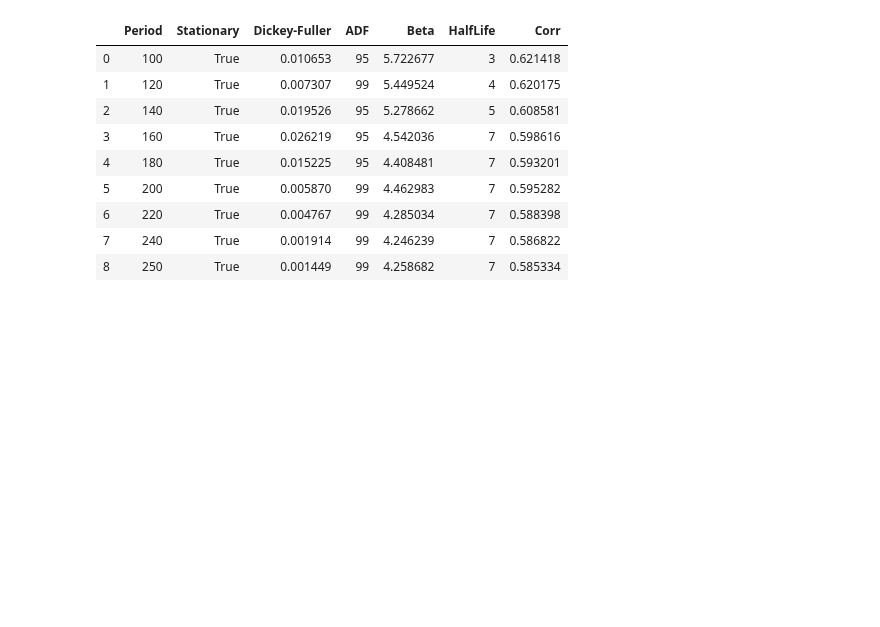
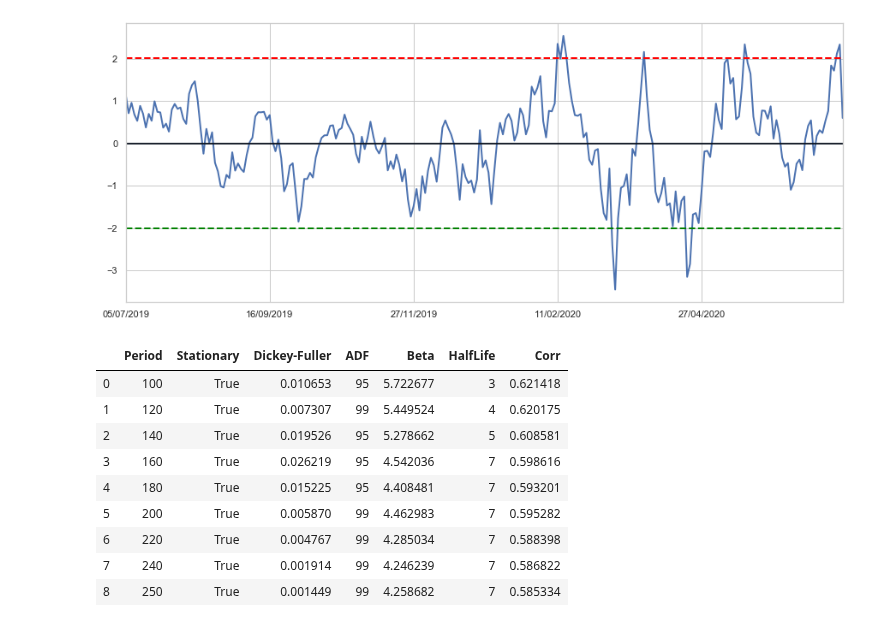
Before and after one commit to andreolvgomes/long-short-by-cointegration, a Jupyter notebook: Analysis-Pairs-Mult.ipynb, the cells around one changed output. Cells and saved outputs as stored; diff of their text form; code cells hidden in the pictures; blank space fills up the shorter version.

```diff
--- a/Analysis-Pairs-Mult.ipynb
+++ b/Analysis-Pairs-Mult.ipynb
@@ -81,0 +105,4 @@ mult.plot_residue(mult.residue(data['ENGI11'], data['VVAR3'], 250))
+# %%
+mult.plot_residue(mult.residue(data['CSAN3'], data['FLRY3'], 250))
+# %% [output]
+[figure, added]
```
Also changed, not shown: parts of 11 cells of this notebook, 8 other files.
